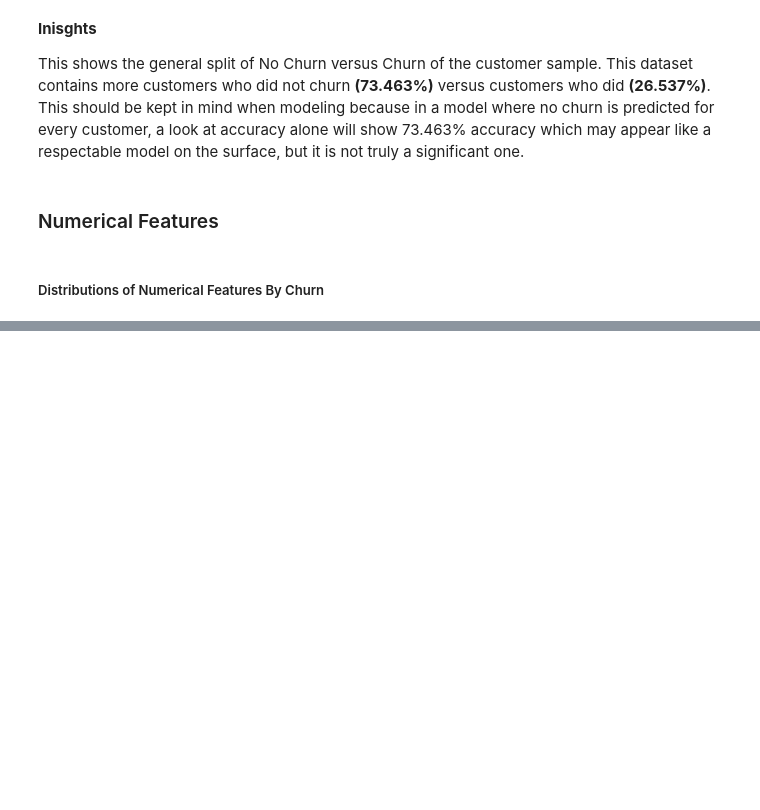
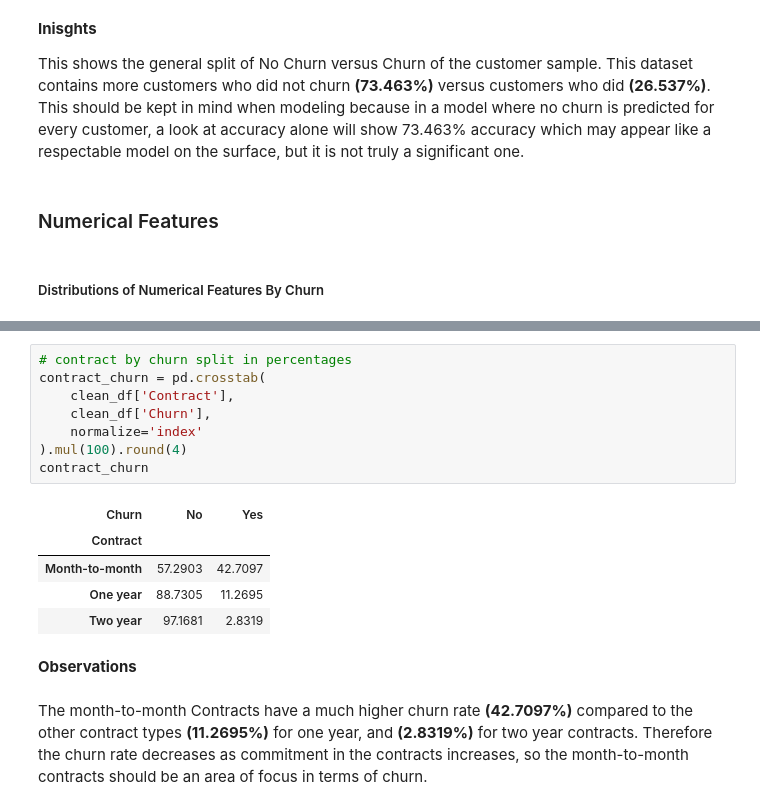
Before and after one commit to keeganprunty/telco-churn-analysis, a Jupyter notebook: telco_customer_analysis.ipynb, the cells around one changed output, grey strips where cells are left out. Cells and saved outputs as stored; diff of their text form; blank space fills up the shorter version.

```diff
--- a/telco_customer_analysis.ipynb
+++ b/telco_customer_analysis.ipynb
@@ -415,0 +418,18 @@ df['gender'] = (df['gender'] == 'Male').astype(int)
+# %%
+# contract by churn split in percentages
+contract_churn = pd.crosstab(
+    clean_df['Contract'],
+    clean_df['Churn'],
+    normalize='index'
+).mul(100).round(4)
+contract_churn
+# %% [output]
+| Churn | No | Yes |
+| Contract |  |  |
+| Month-to-month | 57.2903 | 42.7097 |
+| One year | 88.7305 | 11.2695 |
+| Two year | 97.1681 | 2.8319 |
+# %% [markdown]
+**Observations**
+# %% [markdown]
+The month-to-month Contracts have a much higher churn rate **(42.7097%)** compared to the other contract types **(11.2695%)** for one year, and **(2.8319%)** for two year contracts. Therefore the churn rate decreases as commitment in the contracts increases, so the month-to-month contracts should be an area of focus in terms of churn.
```
Also changed, not shown: parts of 8 cells of this notebook.
